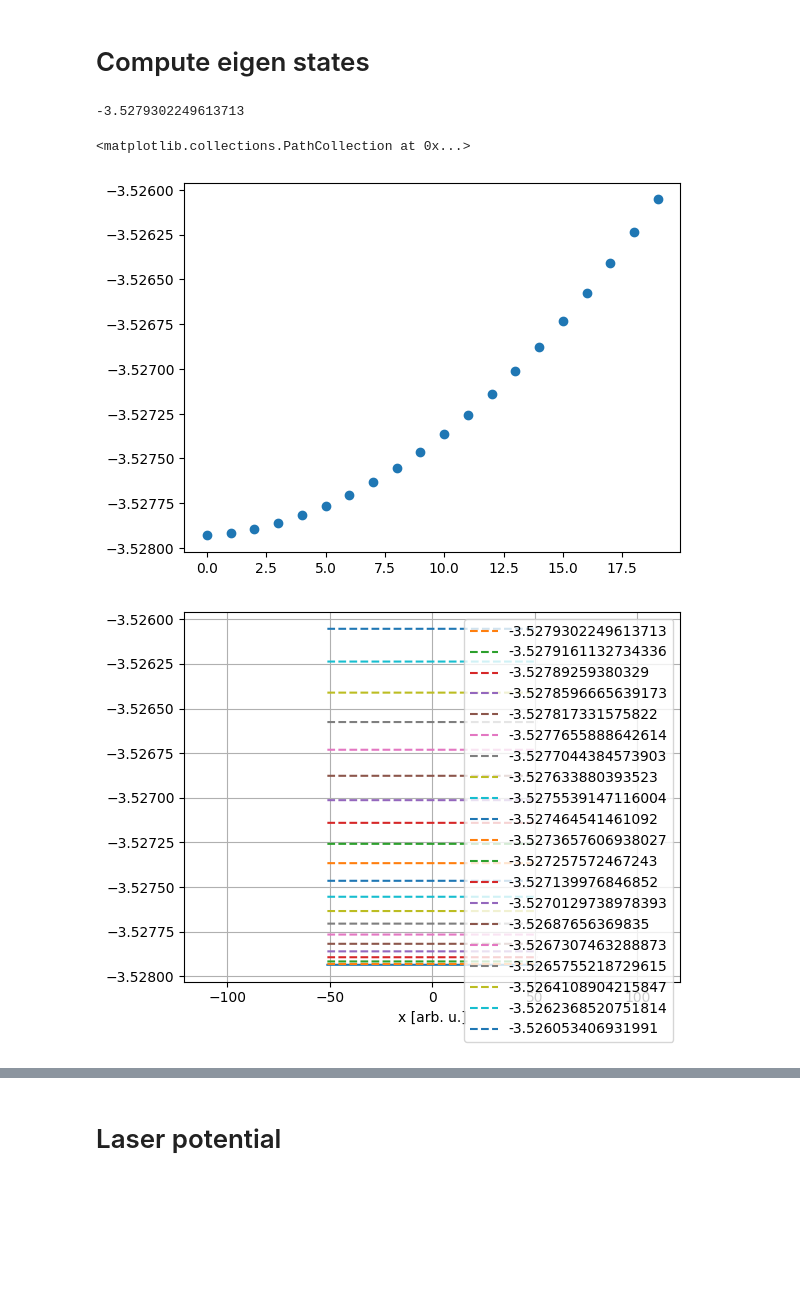
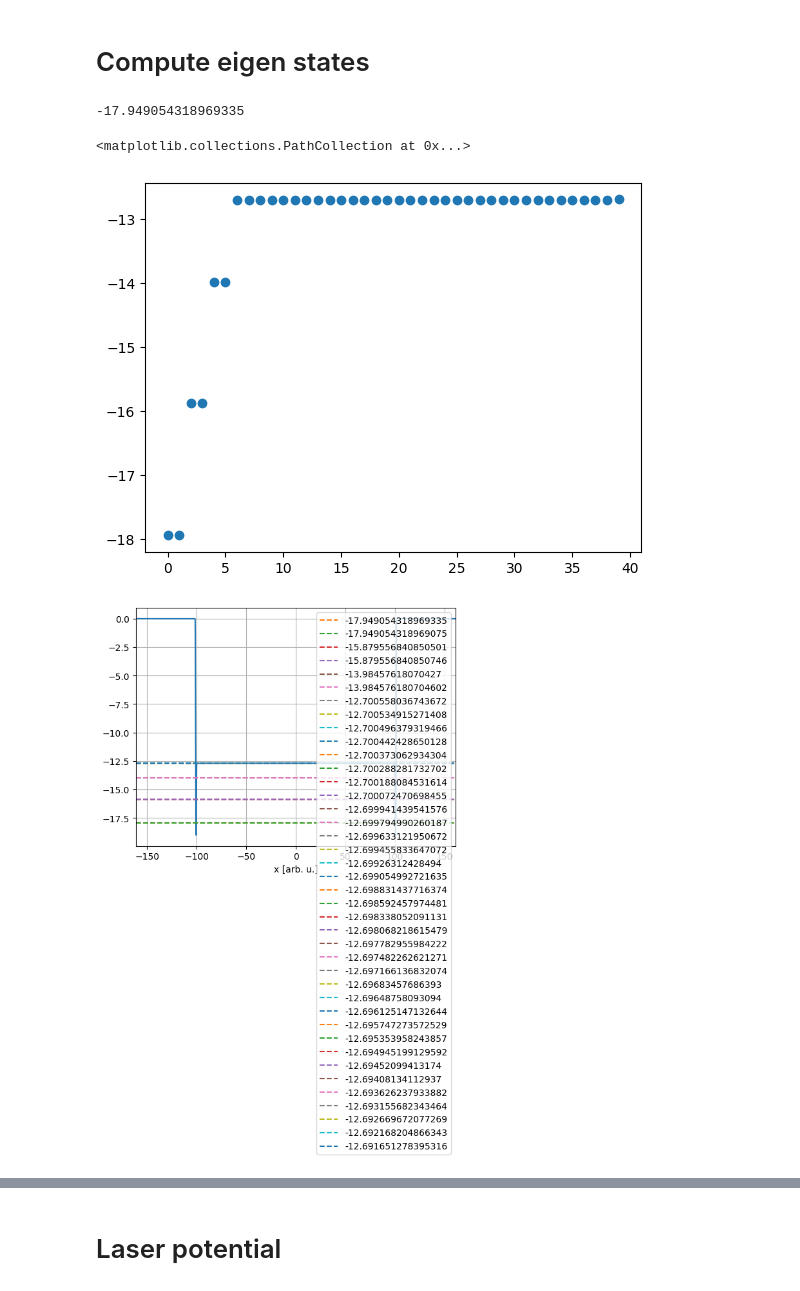
Before and after one commit to magashegyi/testrepo, a Jupyter notebook: gui.ipynb, the cells around one changed output, grey strips where cells are left out. Saved outputs shown, nothing was run; the diff lists cells and outputs as text; code cells hidden in the pictures; blank space fills up the shorter version.

```diff
--- a/gui.ipynb
+++ b/gui.ipynb
@@ -240,10 +327,10 @@ print(result.fun)  # Objective function value at the optimal solution
 # %%
 import atomic_units as au
 
-hb=1.0
-e0=1.0
-m0=100.0
-kappa0=1.0 # 4*pi*epsilon0
+hb=3.2
+e0=2.4
+m0=160.0
+kappa0=1.2 # 4*pi*epsilon0
 dx=0.025
 
 unit_sys = au.AtomicUnitSystem(xh=hb, xe=e0, xm=m0, xk=kappa0)
@@ -263,7 +350,7 @@ print(dx*unit_sys.length_unit.to('nm'))
 # %%
 import numpy as np
 
-uxgrid_num = 4*1024
+uxgrid_num = 16*1024
 uxgrid_dx = dx
 uxgrid_width=uxgrid_num*uxgrid_dx
 uxgrid = np.arange( -uxgrid_width/2 , uxgrid_width/2, uxgrid_dx)
@@ -491,16 +619,16 @@ ham_static = quat.HamiltonOperator(uxgrid,hbar=unit_sys.hb,\
 import scipy.sparse as sparse
 
 mat=ham_static(0)
-eigenvalues, eigenvectors = sparse.linalg.eigsh(mat, 20,which = 'SR')
+eigenvalues, eigenvectors = sparse.linalg.eigsh(mat, 40,which = 'SR')
 
 print(eigenvalues[0])
 # %% [output]
--3.5279302249613713
+-17.949054318969335
 # %%
-plt.scatter(np.arange(20),eigenvalues)
+plt.scatter(np.arange(40),eigenvalues)
 # %% [output]
 <matplotlib.collections.PathCollection at 0x...>
-[figure, old version]
+[figure, new version]
 # %%
 # plt.plot(uxgrid,modelpot(0),label="Pot")
 # plt.plot(uxgrid,np.real(eigenvectors[:,0]),label="Re")
@@ -519,7 +647,7 @@ plt.legend(loc='upper right')
 plt.grid()
 plt.show()
 # %% [output]
-[figure, old version]
+[figure, new version]
 # %%
 plt.plot(uxgrid,modelpot(0))
 for eval,evec  in zip(eigenvalues,np.transpose(eigenvectors)):
```
Also changed, not shown: parts of 44 cells of this notebook, 6 other files.
